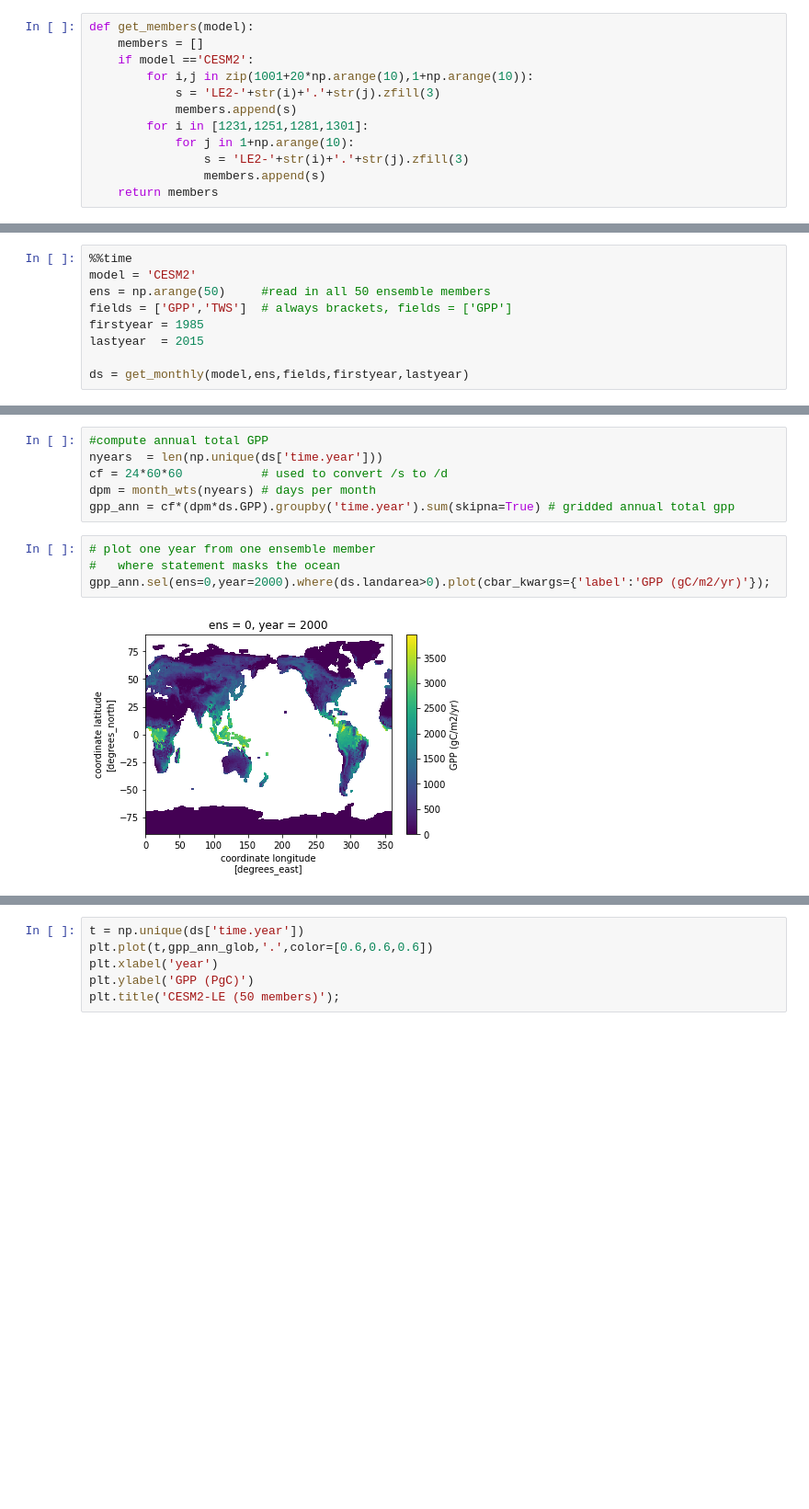
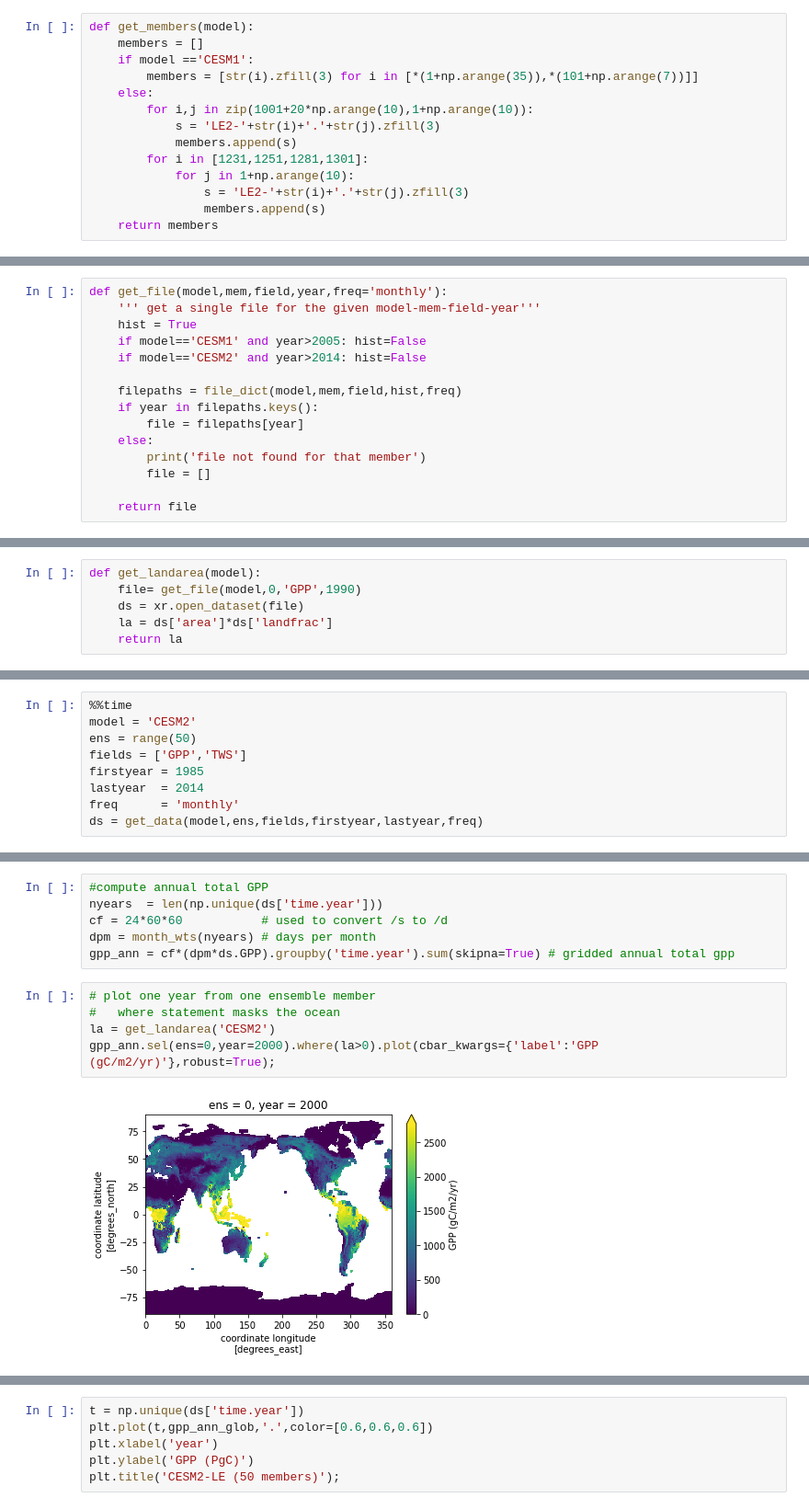
Before and after one commit to djk2120/cesm-lens, a Jupyter notebook: notebooks/lens_template.ipynb, the cells around one changed output, grey strips where cells are left out. Shown: that part at 92% size. Cells and saved outputs as stored; diff of their text form; blank space fills up the shorter version.

```diff
--- a/notebooks/lens_template.ipynb
+++ b/notebooks/lens_template.ipynb
@@ -64,7 +62,9 @@ client
 # %%
 def get_members(model):
     members = []
-    if model =='CESM2':
+    if model =='CESM1':
+        members = [str(i).zfill(3) for i in [*(1+np.arange(35)),*(101+np.arange(7))]]
+    else:
         for i,j in zip(1001+20*np.arange(10),1+np.arange(10)):
             s = 'LE2-'+str(i)+'.'+str(j).zfill(3)
             members.append(s)
@@ -177,0 +123,15 @@ def get_monthly(model,ens,fields,firstyear,lastyear):
+# %%
+def get_file(model,mem,field,year,freq='monthly'):
+    ''' get a single file for the given model-mem-field-year'''
+    hist = True
+    if model=='CESM1' and year>2005: hist=False
+    if model=='CESM2' and year>2014: hist=False
+
+    filepaths = file_dict(model,mem,field,hist,freq)
+    if year in filepaths.keys():
+        file = filepaths[year]
+    else:
+        print('file not found for that member')
+        file = []
+
+    return file
@@ -178,3 +225,9 @@ def get_monthly(model,ens,fields,firstyear,lastyear):
+# %%
+def get_landarea(model):
+    file= get_file(model,0,'GPP',1990)
+    ds = xr.open_dataset(file)
+    la = ds['area']*ds['landfrac']
+    return la
 # %%
 def month_wts(nyears):
     days_pm  = [31,28,31,30,31,30,31,31,30,31,30,31]
@@ -189,10 +292,10 @@ def month_wts(nyears):
 # %%
 %%time
 model = 'CESM2'
-ens = np.arange(50)     #read in all 50 ensemble members
-fields = ['GPP','TWS']  # always brackets, fields = ['GPP']
+ens = range(50)
+fields = ['GPP','TWS']
 firstyear = 1985
-lastyear  = 2015
-
-ds = get_monthly(model,ens,fields,firstyear,lastyear)
+lastyear  = 2014
+freq      = 'monthly'
+ds = get_data(model,ens,fields,firstyear,lastyear,freq)
 # %% [output]
@@ -211,9 +310,10 @@ gpp_ann = cf*(dpm*ds.GPP).groupby('time.year').sum(skipna=True) # gridded annual
 # %%
 # plot one year from one ensemble member
 #   where statement masks the ocean
-gpp_ann.sel(ens=0,year=2000).where(ds.landarea>0).plot(cbar_kwargs={'label':'GPP (gC/m2/yr)'});
+la = get_landarea('CESM2')
+gpp_ann.sel(ens=0,year=2000).where(la>0).plot(cbar_kwargs={'label':'GPP (gC/m2/yr)'},robust=True);
 # %% [output]
-[figure, old version]
+[figure, new version]
 # %%
 # sum across gridcells, weighting by landarea
 cf1 = 1e6    #km2-->m2
```
Also changed, not shown: parts of 32 cells of this notebook.
